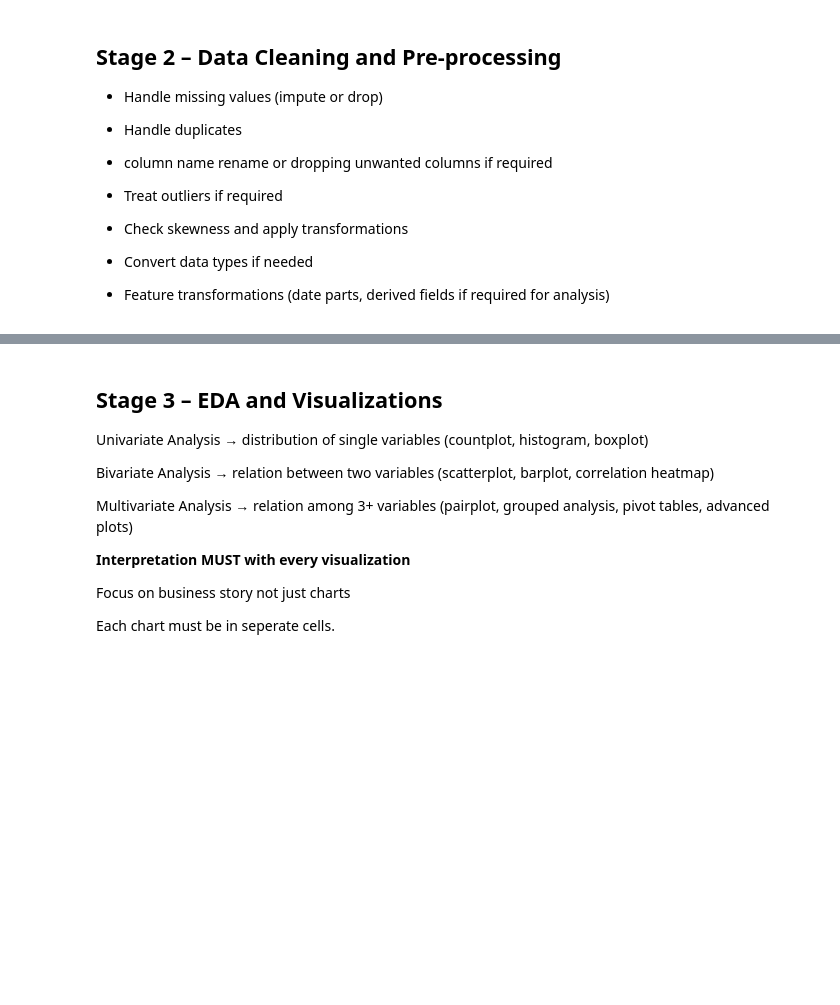
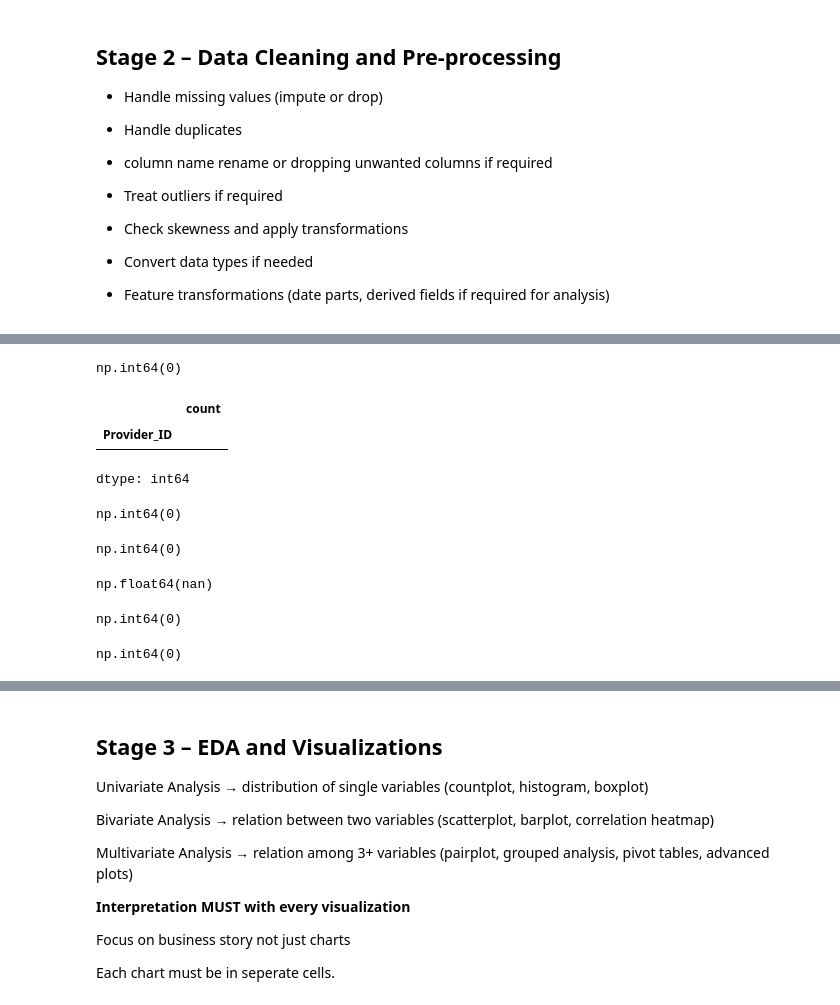
Before and after one commit to prakashsr25-sys/Final-Project, a Jupyter notebook: Prakash_MAIN_PROJECT.ipynb, the cells around one changed output, grey strips where cells are left out. Cells and saved outputs as stored; diff of their text form; code cells hidden in the pictures; blank space fills up the shorter version.

```diff
--- a/Prakash_MAIN_PROJECT.ipynb
+++ b/Prakash_MAIN_PROJECT.ipynb
@@ -300,0 +439,60 @@ df["DOS"].max()
+# %%
+# Provider_ID – Replace Null Values Using the Mode Based on Provider_Name.
+
+#df["Provider_ID"] = df.groupby("Provider_Name")["Provider_ID"].transform(lambda x: x.fillna(x.mode()[0] if not x.mode().empty else "Unknown"))
+
+df["Provider_ID"].isnull().sum()
+# %% [output]
+np.int64(0)
+# %%
+# Provider_Name – Analyze the missing values based on Provider_ID.
+
+df.loc[df["Provider_Name"].isnull(),"Provider_ID"].value_counts()
+# %% [output]
+|  | count |
+| Provider_ID |  |
+dtype: int64
+# %%
+# Provider_Name – Replace Null Values Using the Mode Based on Provider_ID.
+
+#df["Provider_Name"] = df.groupby("Provider_ID")["Provider_Name"].transform(lambda x: x.fillna(x.mode()[0] if not x.mode().empty else "Unknown"))
+
+df["Provider_Name"].isnull().sum()
+# %% [output]
+np.int64(0)
+# %%
+# Claim_Month – Replace null values using the Discharge Date column by extracting the Year and Month.
+
+df["Claim_Month"] = df["Claim_Month"].fillna(pd.to_datetime(df["Discharge Date"],dayfirst=True).dt.strftime("%Y-%m"))
+
+df.iloc[60, 17]
+
+df["Claim_Month"].isnull().sum()
+# %% [output]
+np.int64(0)
+# %%
+# Claim_Year – Analysing the null values using the Discharge Date column by extracting the Year.
+
+df.iloc[24,18]
+# %% [output]
+np.float64(nan)
+# %%
+# Claim_Year – Replace null values using the Discharge Date column by extracting the Year.
+
+df["Claim_Year"] = df["Claim_Year"].fillna(pd.to_datetime(df["Discharge Date"], dayfirst=True).dt.strftime("%Y"))
+
+df.iloc[24,18]
+
+df["Claim_Year"].isnull().sum()
+# %% [output]
+np.int64(0)
+# %%
+# Allowed_Amount – Replace null values using the Billed_Amount and Contractual_Adjustment columns.
+
+df["Allowed_Amount"] = df["Allowed_Amount"].fillna(df["Billed_Amount"] - df["Contractual_Adjustment"])
+
+df.iloc[1842,21]
+
+df["Allowed_Amount"].isnull().sum()
+# %% [output]
+np.int64(0)
```
Also changed, not shown: parts of 21 cells of this notebook.
